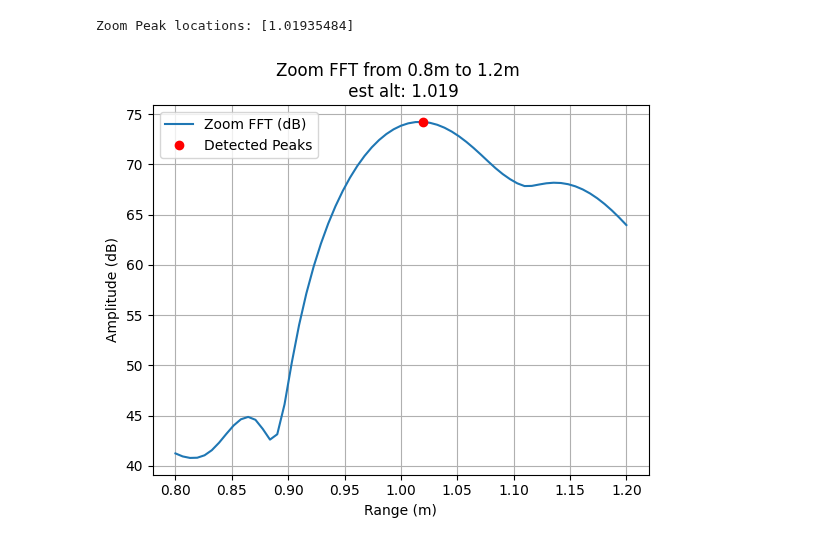
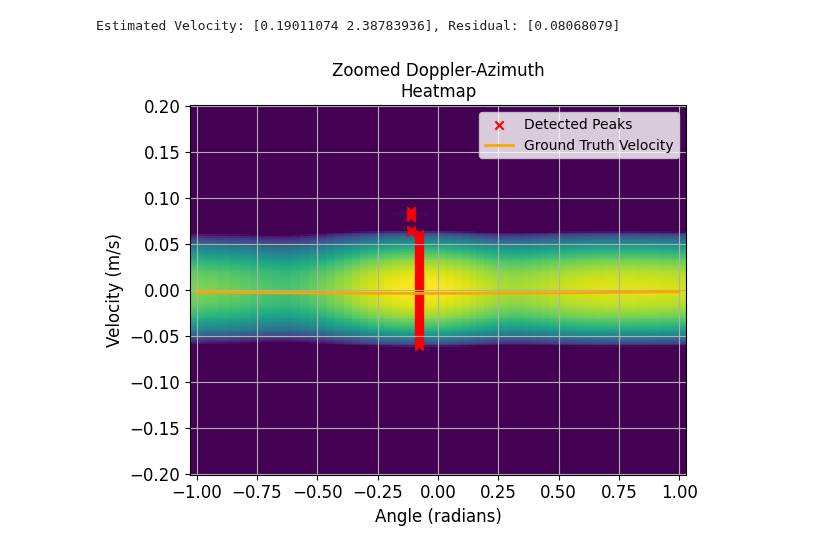
Before and after one commit to davidmhunt/mmwave_radar_processing, a Jupyter notebook: notebooks/testing_altitude_estimation.ipynb, the cells around one changed output. Saved outputs shown, nothing was run; the diff lists cells and outputs as text; code cells hidden in the pictures.

```diff
--- a/notebooks/testing_altitude_estimation.ipynb
+++ b/notebooks/testing_altitude_estimation.ipynb
@@ -291,34 +157,0 @@ Zoom FFT range-bin resolution: 0.0065 meters
-# %%
-# Detect peaks (you can tune height/prominence as needed)
-peaks, _ = find_peaks(zoom_db, prominence=6)  # adjust threshold as needed
-
-# Filter: Only keep peaks within 30 dB of max peak
-peak_vals = zoom_db[peaks]
-max_peak = np.max(peak_vals)
-within_30dB = peak_vals >= (max_peak - 30)
-filtered_peaks = peaks[within_30dB]
-filtered_vals = peak_vals[within_30dB]
-
-# Sort peaks by magnitude (descending)
-sorted_indices = np.argsort(filtered_vals)[::-1]
-sorted_peaks = filtered_peaks[sorted_indices]
-
-# Keep top N peaks
-N = 3
-top_peaks = sorted_peaks[:N]
-top_vals = zoom_db[top_peaks]
-print(f"Zoom Peak locations: {zoom_range[top_peaks]}")
-
-# Plot averaged FFT with detected peaks
-plt.figure()
-plt.plot(zoom_range, zoom_db, label="Zoom FFT (dB)")
-plt.plot(zoom_range[top_peaks], zoom_db[top_peaks], 'ro', label="Detected Peaks")
-plt.xlabel("Range (m)")
-plt.ylabel("Amplitude (dB)")
-plt.title(f"Zoom FFT from {range_start_m:.1f}m to {range_stop_m:.1f}m \n est alt: {zoom_range[top_peaks[0]]:0.3f}")
-plt.grid(True)
-plt.legend()
-plt.show()
-# %% [output]
-Zoom Peak locations: [1.01935484]
-[figure, removed]
@@ -324,0 +185,33 @@ Zoom Peak locations: [1.01935484]
+# %%
+#compute the azimuth response
+velocity_estimator.compute_azimuth_response(
+    adc_cube=adc_cube,
+    altitude=est_altitude,
+    use_precise_fft=True
+)
+
+#estimate the velocities
+v_ego,rss = velocity_estimator.lsq_fit_ego_velocity(
+    peaks=velocity_estimator.azimuth_peaks,
+)
+
+print(f"Estimated Velocity: {v_ego}, Residual: {rss}")
+
+#plot the doppler azimuth response
+fig,ax = plt.subplots()
+plotter.plot_zoomed_doppler_az_resp(
+    resp = velocity_estimator.precise_azimuth_response_mag,
+    doppler_azimuth_processor=velocity_estimator,
+    peaks=velocity_estimator.azimuth_peaks,
+    vd_ground_truth=velocity_estimator.get_gt_velocity_measurement_predictions(direction="azimuth"),
+    # vd_estimated=velocity_estimator.get_estimated_velocity_measurement_predictions(direction="azimuth"),
+    ax=ax,
+    convert_to_dB=True,
+    show=False,
+)
+ax.set_title("Zoomed Doppler-Azimuth\nHeatmap")
+plt.grid()
+plt.show()
+# %% [output]
+Estimated Velocity: [0.19011074 2.38783936], Residual: [0.08068079]
+[figure, added]
```
Also changed, not shown: parts of 19 cells of this notebook, 11 other files.
